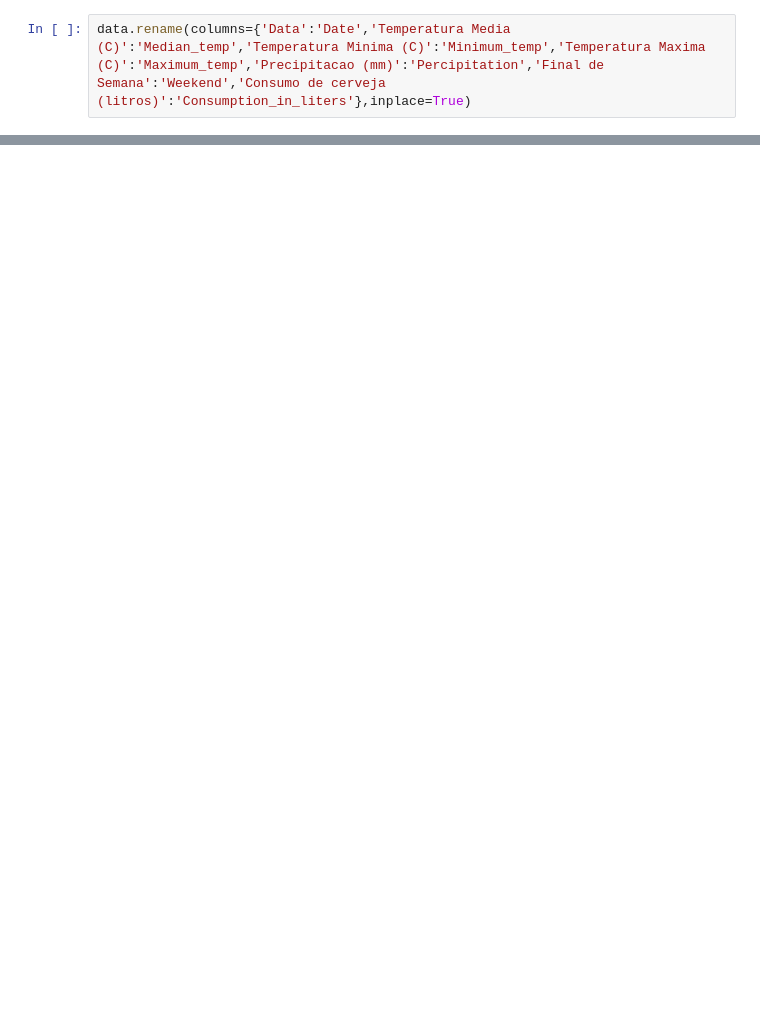
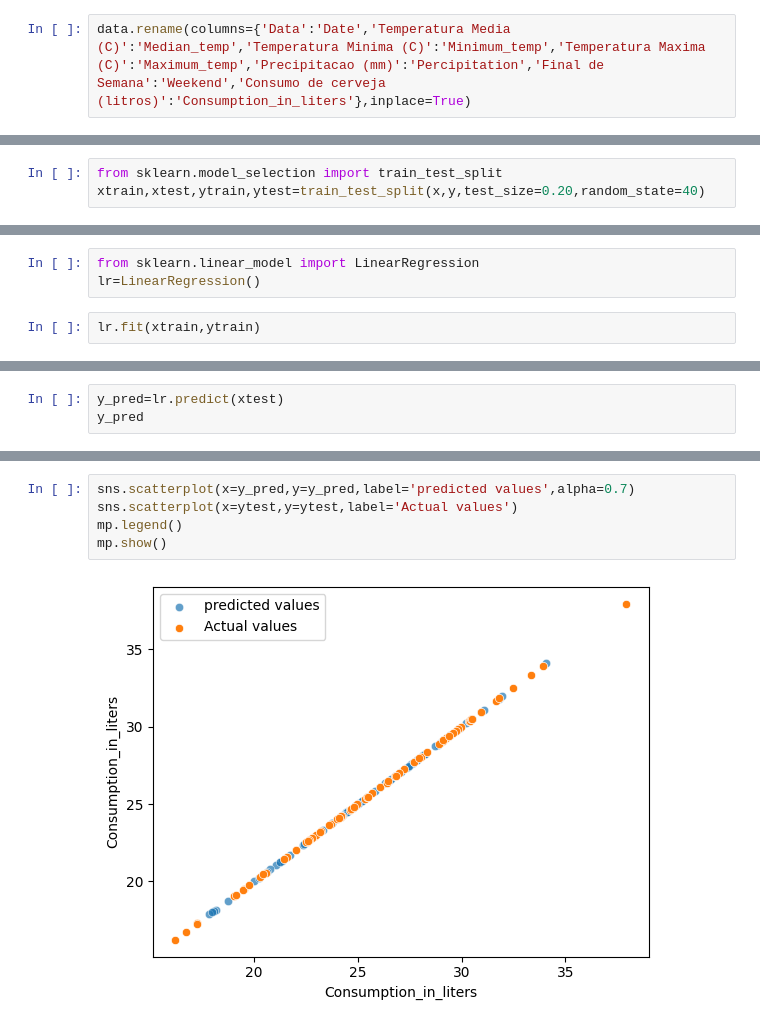
Before and after one commit to Shivam-Shane/Learnerhub, a Jupyter notebook: IPYTHON/Assignment 4.ipynb, the cells around one changed output, grey strips where cells are left out. Saved outputs shown, nothing was run; the diff lists cells and outputs as text; blank space fills up the shorter version.

```diff
--- a/IPYTHON/Assignment 4.ipynb
+++ b/IPYTHON/Assignment 4.ipynb
@@ -73,0 +307,3 @@ data.rename(columns={'Data':'Date','Temperatura Media (C)':'Median_temp','Temper
+# %%
+from sklearn.model_selection import train_test_split
+xtrain,xtest,ytrain,ytest=train_test_split(x,y,test_size=0.20,random_state=40)
@@ -73,0 +318,5 @@ data.rename(columns={'Data':'Date','Temperatura Media (C)':'Median_temp','Temper
+# %%
+from sklearn.linear_model import LinearRegression
+lr=LinearRegression()
+# %%
+lr.fit(xtrain,ytrain)
@@ -73,0 +325,3 @@ data.rename(columns={'Data':'Date','Temperatura Media (C)':'Median_temp','Temper
+# %%
+y_pred=lr.predict(xtest)
+y_pred
@@ -73,0 +362,7 @@ data.rename(columns={'Data':'Date','Temperatura Media (C)':'Median_temp','Temper
+# %%
+sns.scatterplot(x=y_pred,y=y_pred,label='predicted values',alpha=0.7)
+sns.scatterplot(x=ytest,y=ytest,label='Actual values')
+mp.legend()
+mp.show()
+# %% [output]
+[figure, added]
```
Also changed, not shown: parts of 39 cells of this notebook, 1 other file.
